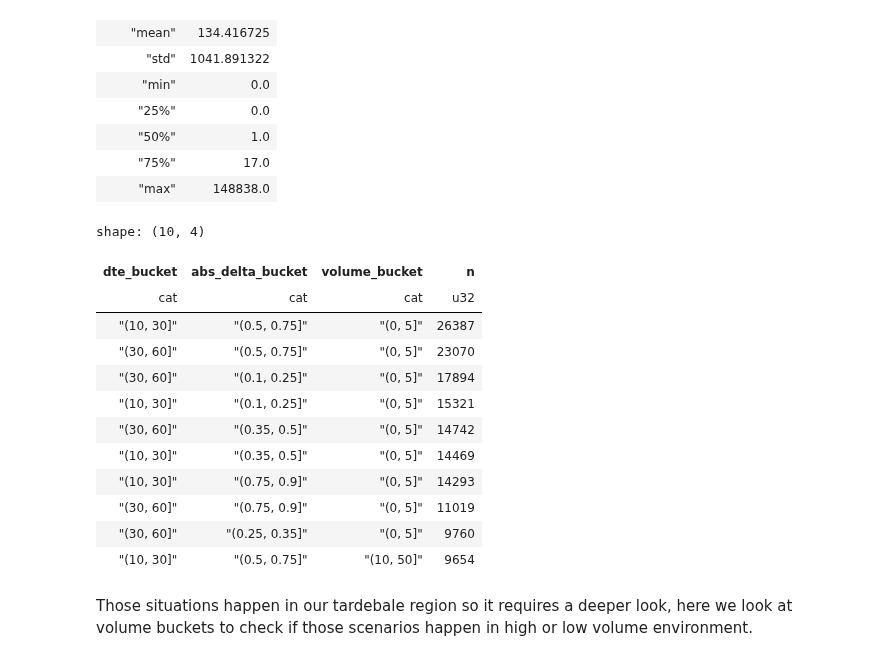
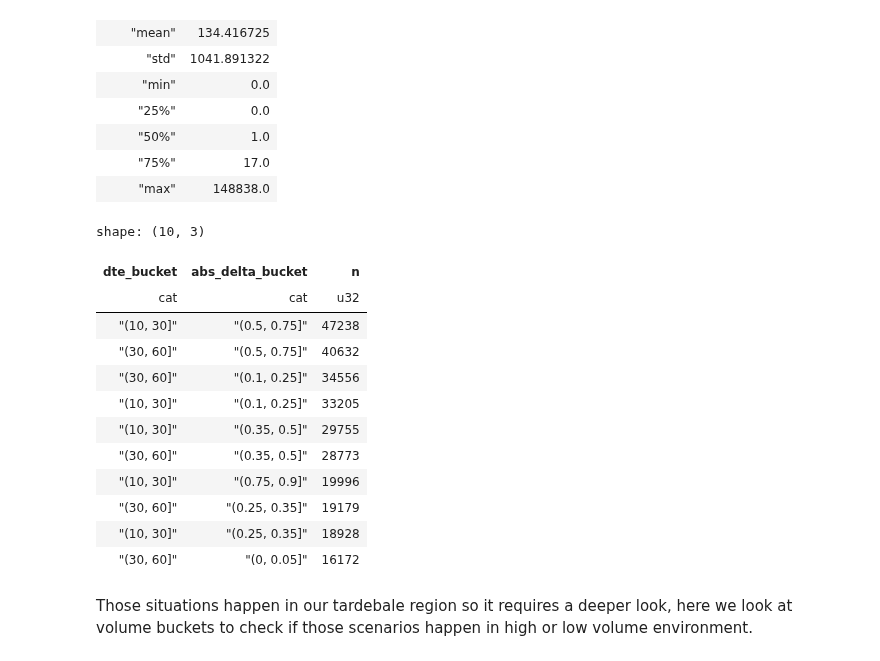
Before and after one commit to anthonymakarewicz/volatility-trading, a Jupyter notebook: notebooks/orats_spx_panel_eda_validation.ipynb, the cells around one changed output. Cells and saved outputs as stored; diff of their text form; code cells hidden in the pictures.

```diff
--- a/notebooks/orats_spx_panel_eda_validation.ipynb
+++ b/notebooks/orats_spx_panel_eda_validation.ipynb
@@ -20,6 +26,6 @@ from volatility_trading.data.orats_qc import (
 # %%
-start = pl.date(2007, 1, 1)
-end = pl.date(2025, 12, 31)
+start = date(2007, 1, 1)
+end = date(2025, 12, 31)
 
 cols = [
     "ticker",
@@ -362,36 +368,33 @@ shape: (9, 2)
 | "75%" | 17.0 |
 | "max" | 148838.0 |
 # %%
-volume_buckets = [0, 5, 10, 50, 100, 1000, 5000]
-
 pos_vol_zero_oi = (
     vol_oi_flags
     .filter(pl.col("is_pos_vol_zero_oi"))
     .select(
         pl.col("dte").cut(dte_buckets).alias("dte_bucket"),
         pl.col("delta").abs().cut(delta_buckets).alias("abs_delta_bucket"),
-        pl.col("volume").cut(volume_buckets).alias("volume_bucket"),
     )
-    .group_by("dte_bucket", "abs_delta_bucket", "volume_bucket")
+    .group_by("dte_bucket", "abs_delta_bucket")
     .agg(pl.len().alias("n"))
     .sort("n", descending=True)
 )
 
 pos_vol_zero_oi.head(10)
 # %% [output]
-shape: (10, 4)
+shape: (10, 3)
-| dte_bucket | abs_delta_bucket | volume_bucket | n |
-| cat | cat | cat | u32 |
-| "(10, 30]" | "(0.5, 0.75]" | "(0, 5]" | 26387 |
-| "(30, 60]" | "(0.5, 0.75]" | "(0, 5]" | 23070 |
-| "(30, 60]" | "(0.1, 0.25]" | "(0, 5]" | 17894 |
-| "(10, 30]" | "(0.1, 0.25]" | "(0, 5]" | 15321 |
-| "(30, 60]" | "(0.35, 0.5]" | "(0, 5]" | 14742 |
-| "(10, 30]" | "(0.35, 0.5]" | "(0, 5]" | 14469 |
-| "(10, 30]" | "(0.75, 0.9]" | "(0, 5]" | 14293 |
-| "(30, 60]" | "(0.75, 0.9]" | "(0, 5]" | 11019 |
-| "(30, 60]" | "(0.25, 0.35]" | "(0, 5]" | 9760 |
-| "(10, 30]" | "(0.5, 0.75]" | "(10, 50]" | 9654 |
+| dte_bucket | abs_delta_bucket | n |
+| cat | cat | u32 |
+| "(10, 30]" | "(0.5, 0.75]" | 47238 |
+| "(30, 60]" | "(0.5, 0.75]" | 40632 |
+| "(30, 60]" | "(0.1, 0.25]" | 34556 |
+| "(10, 30]" | "(0.1, 0.25]" | 33205 |
+| "(10, 30]" | "(0.35, 0.5]" | 29755 |
+| "(30, 60]" | "(0.35, 0.5]" | 28773 |
+| "(10, 30]" | "(0.75, 0.9]" | 19996 |
+| "(30, 60]" | "(0.25, 0.35]" | 19179 |
+| "(10, 30]" | "(0.25, 0.35]" | 18928 |
+| "(30, 60]" | "(0, 0.05]" | 16172 |
 # %% [markdown]
 Those situations happen in our tardebale region so it requires a deeper look, here we look at volume buckets to check if those scenarios happen in high or low volume environment.
 # %%
```
Also changed, not shown: parts of 22 cells of this notebook, 1 other file.
